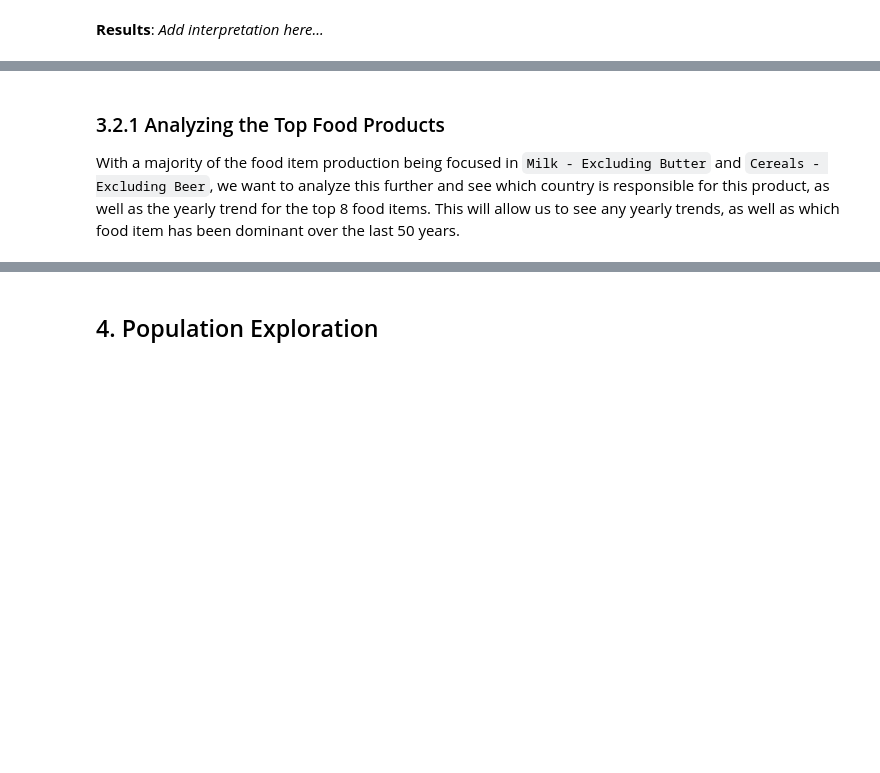
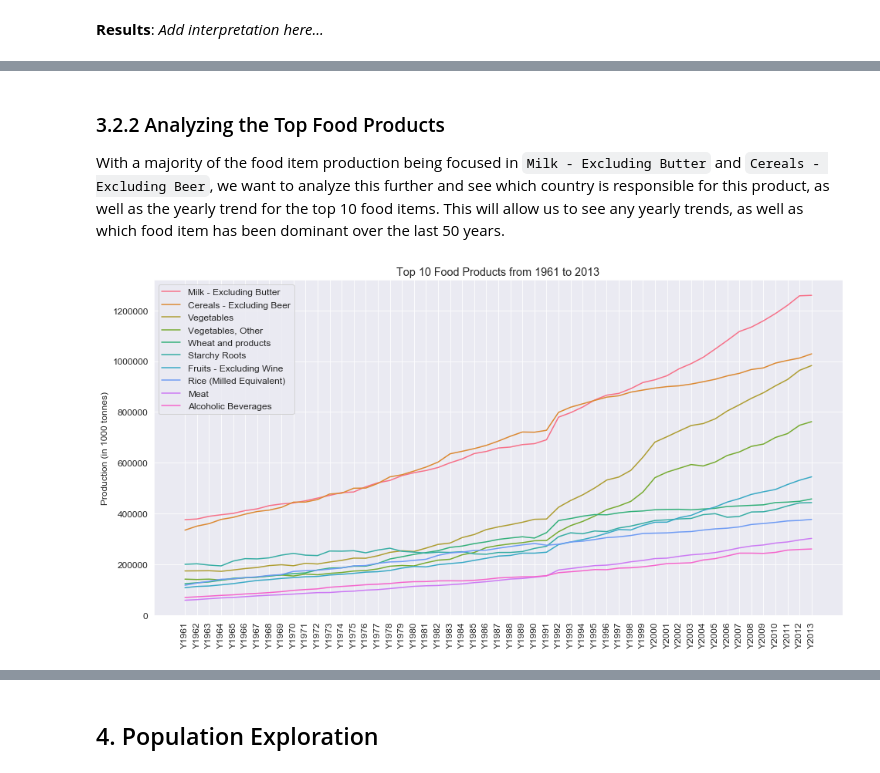
Before and after one commit to dhelms1/food_production, a Jupyter notebook: DataExploration.ipynb, the cells around one changed output, grey strips where cells are left out. Cells and saved outputs as stored; diff of their text form; code cells hidden in the pictures; blank space fills up the shorter version.

```diff
--- a/DataExploration.ipynb
+++ b/DataExploration.ipynb
@@ -205,4 +224,4 @@ With a majority of the feed item products being focused in `Cereals - Excluding
 # %% [markdown]
-### 3.2.1 Analyzing the Top Food Products
+### 3.2.2 Analyzing the Top Food Products
 
-With a majority of the food item production being focused in `Milk - Excluding Butter` and `Cereals - Excluding Beer`, we want to analyze this further and see which country is responsible for this product, as well as the yearly trend for the top 8 food items. This will allow us to see any yearly trends, as well as which food item has been dominant over the last 50 years.
+With a majority of the food item production being focused in `Milk - Excluding Butter` and `Cereals - Excluding Beer`, we want to analyze this further and see which country is responsible for this product, as well as the yearly trend for the top 10 food items. This will allow us to see any yearly trends, as well as which food item has been dominant over the last 50 years.
@@ -208,0 +235,5 @@ With a majority of the food item production being focused in `Milk - Excluding B
+# %%
+# Plot the yearly production trend for the top 10 food productions globally
+plot_yearly_product(food, 'Food')
+# %% [output]
+[figure, added]
```
Also changed, not shown: parts of 10 cells of this notebook, 1 other file.
